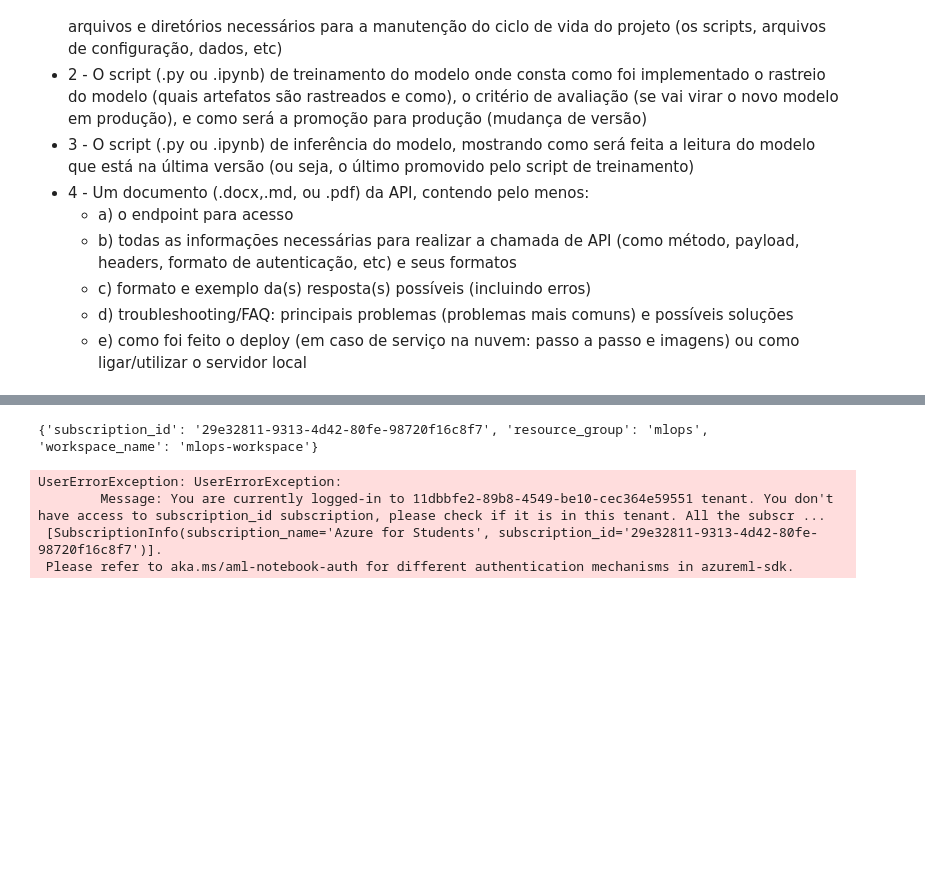
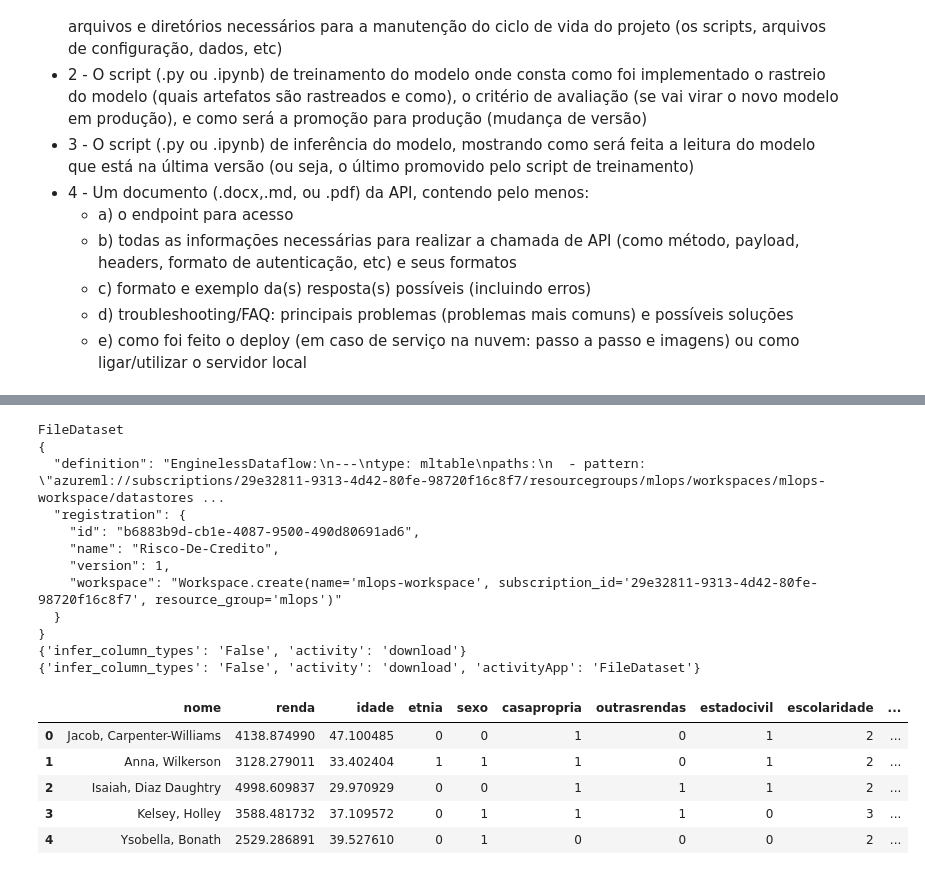
Before and after one commit to VirtuousDeath/ML-Ops, a Jupyter notebook: batch-train.ipynb, the cells around one changed output, grey strips where cells are left out. Drawn from its saved outputs; the diff is of its cells as text; code cells hidden in the pictures; blank space fills up the shorter version.

```diff
--- a/batch-train.ipynb
+++ b/batch-train.ipynb
@@ -56,20 +56,18 @@ import sys, sklearn, joblib, uuid, os
 from azureml.core import Experiment, Workspace, Dataset, Model
 import json
 
-dataset_name = 'Risco-De-Credito'
 
 def train_models():
-
   #Trocar os códigos abaixo pelos da sua instância!
+  dataset_name = 'Risco-De-Credito'
 
   try:
     with open("config.json") as file: data = json.load(file)
-    ( subscription_id, resource_group, workspace_name ) = data
   except:
     print('config.json file not set')
     return
 
-  workspace = Workspace(subscription_id, resource_group, workspace_name)
+  workspace = Workspace(data['subscription_id'], data['resource_group'], data['workspace_name'])
 
   dataset_name, dataset_version = dataset_name, None
   try:
@@ -108,38 +106,51 @@ def train_models():
 
         clf = rfr(n_estimators=n_estimators, max_depth=max_depth, min_samples_leaf=min_samples_leaf)
         clf.fit(X=X_train[independentcols], y=y_train)
 
         clf_acuracia = clf.score(X=X_test[independentcols], y=y_test)
         #Demais logs (não serão comparados)
         run.log("acuracia", clf_acuracia)
         run.log("language", "python")
         run.log("python", sys.version)
         run.log("Versao sklearn", sklearn.__version__)
         run.log("criterion", clf.criterion)
         run.log("n_estimators", clf.n_estimators)
         run.log("min_samples_leaf", clf.min_samples_leaf)
         run.log("max_depth",  str(clf.max_depth))
         run.log("dataset_name",  dataset_name)
         run.log("dataset_version",  dataset_version)
         run.log_list("Inputs", independentcols)
 
         #Exportar o(s) binário(s) do modelo
         model_name = "modelo_bin.pkl"
         binaryname = "model_temp/" + model_name
         joblib.dump(value=clf, filename=binaryname)
         run.log("model_binary", binaryname)
 
         #Finaliza o experimento e apaga arquivos temporários.
         run.complete()
         run.wait_for_completion()
 
 train_models()
 # %% [output]
-{'subscription_id': '29e32811-9313-4d42-80fe-98720f16c8f7', 'resource_group': 'mlops', 'workspace_name': 'mlops-workspace'}
+FileDataset
+{
+  "definition": "EnginelessDataflow:\n---\ntype: mltable\npaths:\n  - pattern: \"azureml://subscriptions/29e32811-9313-4d42-80fe-98720f16c8f7/resourcegroups/mlops/workspaces/mlops-workspace/datastores ...
+  "registration": {
+    "id": "b6883b9d-cb1e-4087-9500-490d80691ad6",
+    "name": "Risco-De-Credito",
+    "version": 1,
+    "workspace": "Workspace.create(name='mlops-workspace', subscription_id='29e32811-9313-4d42-80fe-98720f16c8f7', resource_group='mlops')"
+  }
+}
+{'infer_column_types': 'False', 'activity': 'download'}
+{'infer_column_types': 'False', 'activity': 'download', 'activityApp': 'FileDataset'}
-UserErrorException: UserErrorException:
-        Message: You are currently logged-in to 11dbbfe2-89b8-4549-be10-cec364e59551 tenant. You don't have access to subscription_id subscription, please check if it is in this tenant. All the subscr ...
- [SubscriptionInfo(subscription_name='Azure for Students', subscription_id='29e32811-9313-4d42-80fe-98720f16c8f7')].
- Please refer to aka.ms/aml-notebook-auth for different authentication mechanisms in azureml-sdk.
+|  | nome | renda | idade | etnia | sexo | casapropria | outrasrendas | estadocivil | escolaridade | ... |
+| 0 | Jacob, Carpenter-Williams | 4138.874990 | 47.100485 | 0 | 0 | 1 | 0 | 1 | 2 | ... |
+| 1 | Anna, Wilkerson | 3128.279011 | 33.402404 | 1 | 1 | 1 | 0 | 1 | 2 | ... |
+| 2 | Isaiah, Diaz Daughtry | 4998.609837 | 29.970929 | 0 | 0 | 1 | 1 | 1 | 2 | ... |
+| 3 | Kelsey, Holley | 3588.481732 | 37.109572 | 0 | 1 | 1 | 1 | 0 | 3 | ... |
+| 4 | Ysobella, Bonath | 2529.286891 | 39.527610 | 0 | 1 | 0 | 0 | 0 | 2 | ... |
 # %%
 import shutil
 
```
Also changed, not shown: parts of 2 cells of this notebook, 1 other file.
